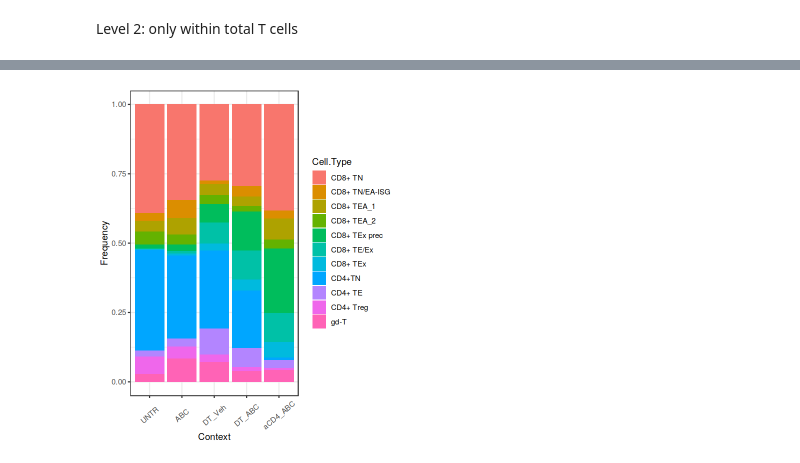
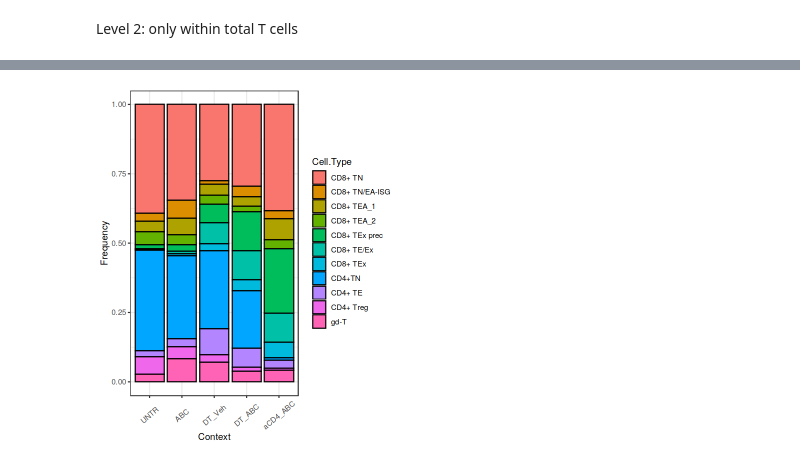
Before and after one commit to hmbaghdassarian/norcross_abc, a Jupyter notebook: notebooks/02_Compositional_Analysis.ipynb, the cells around one changed output, grey strips where cells are left out. Saved outputs shown, nothing was run; the diff lists cells and outputs as text; code cells hidden in the pictures.

```diff
--- a/notebooks/02_Compositional_Analysis.ipynb
+++ b/notebooks/02_Compositional_Analysis.ipynb
@@ -60,7 +60,7 @@ options(repr.plot.height=h_, repr.plot.width=w_)
 
 
 g1<-ggplot(viz.df, aes(fill=Context, y=Frequency, x=Cell.Type)) +
-    geom_bar(position="stack", stat="identity") + theme_bw() +
+    geom_bar(position="stack", stat="identity", colour="black") + theme_bw() +
 theme(axis.text.x = element_text(angle = 40, vjust = 0.5, hjust=0.5))
 g1
 
@@ -83,6 +83,7 @@ A matrix: 5 × 13 of type dbl
 # %%
 viz.df<-melt(context.freq2)
 names(viz.df)<-c('Context', 'Cell.Type', 'Frequency')
+viz.df<-viz.df[viz.df$Context != 'Context', ]
 
 h_ = 6
 w_ = 5
@@ -90,7 +91,7 @@ options(repr.plot.height=h_, repr.plot.width=w_)
 
 
 g1<-ggplot(viz.df, aes(fill=Cell.Type, y=Frequency, x=Context)) +
-    geom_bar(position="stack", stat="identity") + theme_bw() +
+    geom_bar(position="stack", stat="identity", color = 'black') + theme_bw() +
 theme(axis.text.x = element_text(angle = 40, vjust = 0.5, hjust=0.5))
 g1
 
@@ -140,7 +141,7 @@ options(repr.plot.height=h_, repr.plot.width=w_)
 
 
 g2<-ggplot(viz.df, aes(fill=Context, y=Frequency, x=Cell.Type)) +
-    geom_bar(position="stack", stat="identity") + theme_bw() +
+    geom_bar(position="stack", stat="identity", color = 'black') + theme_bw() +
 theme(axis.text.x = element_text(angle = 40, vjust = 0.5, hjust=0.5))
 g2
 
@@ -165,19 +166,20 @@ A matrix: 5 × 11 of type dbl
 # %%
 viz.df<-melt(context.freq2)
 names(viz.df)<-c('Context', 'Cell.Type', 'Frequency')
+viz.df<-viz.df[viz.df$Context != 'Context', ]
 
 h_ = 6
 w_ = 5
 options(repr.plot.height=h_, repr.plot.width=w_)
 
 
 g1<-ggplot(viz.df, aes(fill=Cell.Type, y=Frequency, x=Context)) +
-    geom_bar(position="stack", stat="identity") + theme_bw() +
+    geom_bar(position="stack", stat="identity", color = 'black') + theme_bw() +
 theme(axis.text.x = element_text(angle = 40, vjust = 0.5, hjust=0.5))
 g1
 
 for (ext in c('.svg', '.png', '.pdf')){ggsave(paste0(data_path, 'figures/',
                                                      'celltype_level2_composition_bycontext', ext), g1,
                                              height = h_, width = w_)}
 # %% [output]
-[figure, old version]
+[figure, new version]
```
Also changed, not shown: parts of 3 cells of this notebook, 4 other files.
